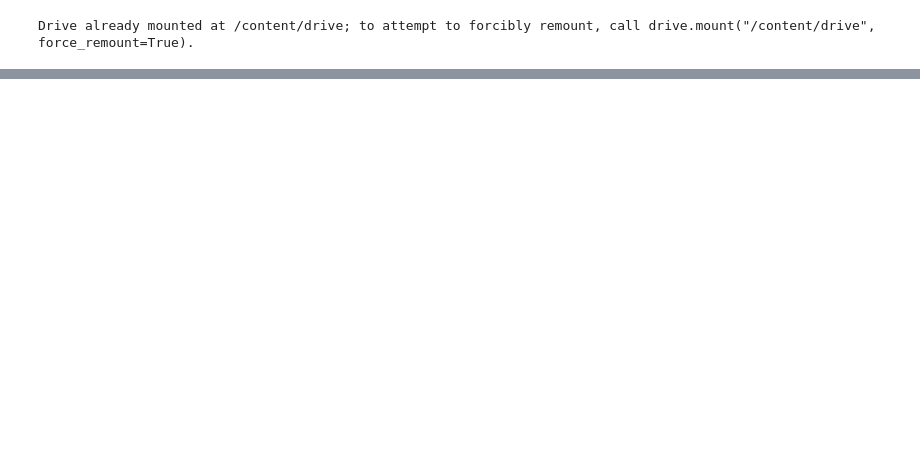
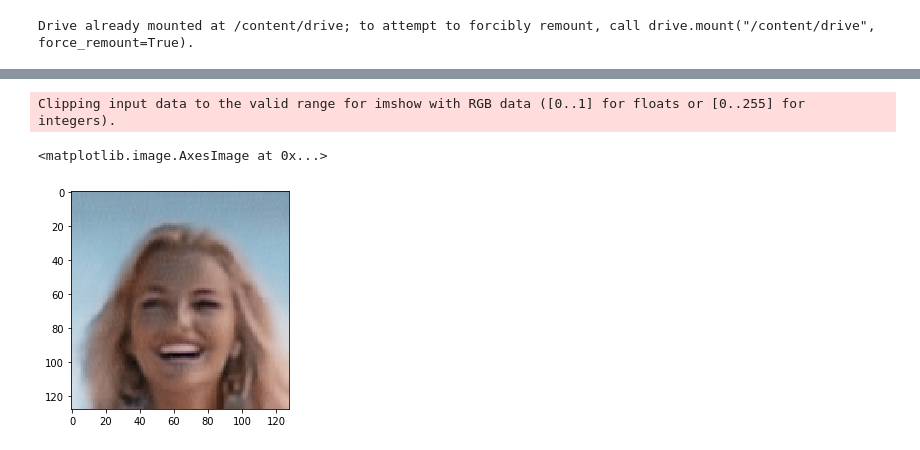
Before and after one commit to safwanp314/cari-net, a Jupyter notebook: munit.ipynb, the cells around one changed output, grey strips where cells are left out. Cells and saved outputs as stored; diff of their text form; code cells hidden in the pictures; blank space fills up the shorter version.

```diff
--- a/munit.ipynb
+++ b/munit.ipynb
@@ -366 +447,20 @@ import matplotlib.pyplot as plt
+# %%
+content_predicted = content_encoder.predict(x_train[0:100])
+# %%
+dec_style = tf.convert_to_tensor(style_predicted[0])
+dec_style = tf.reshape(dec_style, (1,16))
+
+dec_content = tf.convert_to_tensor(content_predicted[1])
+dec_content = tf.reshape(dec_content, (1,32,32,256))
+# %%
+noise = tf.random.normal(shape=(1, n_dim_noise,))
+decoder_predicted = decoder([dec_style, dec_content, noise])
+# %%
+generated_image = decoder_predicted[0]
+# %%
+plt.imshow(generated_image)
+# %% [output]
+Clipping input data to the valid range for imshow with RGB data ([0..1] for floats or [0..255] for integers).
+<matplotlib.image.AxesImage at 0x...>
+[figure, added]
 # %%
```
Also changed, not shown: parts of 44 cells of this notebook.
